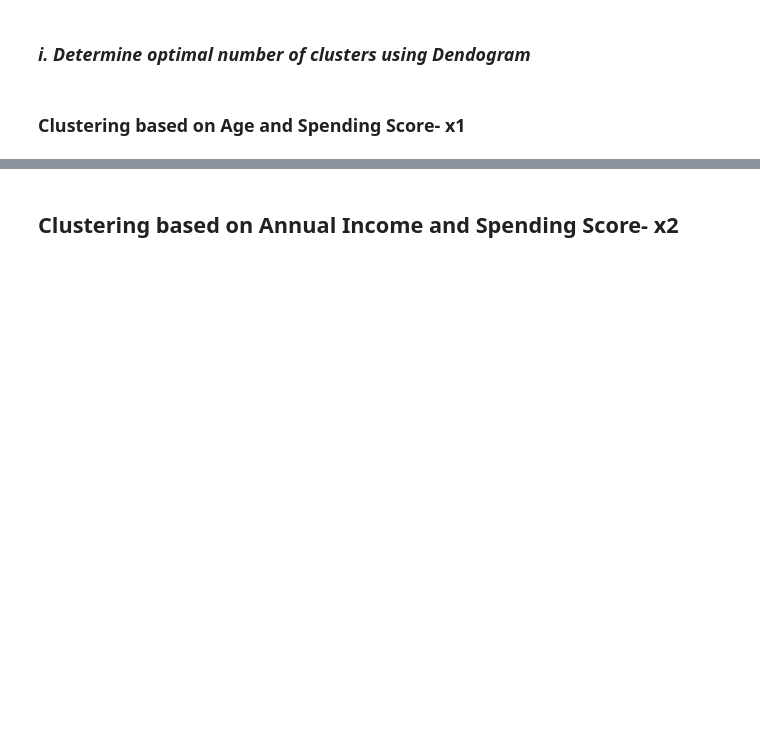
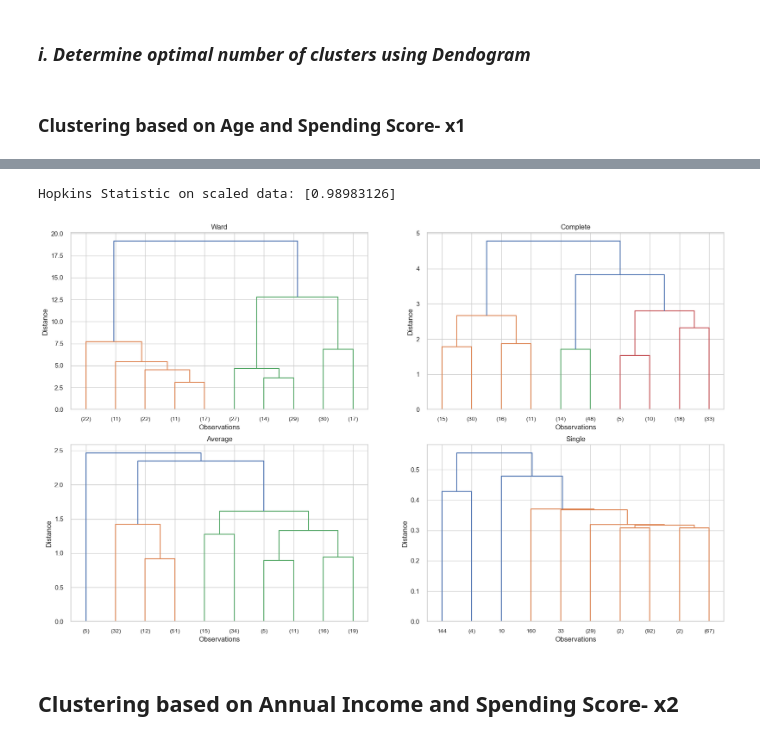
Before and after one commit to WaadAlharthi/ML_Portfolio, a Jupyter notebook: Cluestering_Analysis_Customers_Segmentation_Project3.ipynb, the cells around one changed output, grey strips where cells are left out. Saved outputs shown, nothing was run; the diff lists cells and outputs as text; code cells hidden in the pictures; blank space fills up the shorter version.

```diff
--- a/Cluestering_Analysis_Customers_Segmentation_Project3.ipynb
+++ b/Cluestering_Analysis_Customers_Segmentation_Project3.ipynb
@@ -515,2 +515,10 @@ X = df.copy()
 # %% [markdown]
 ### Clustering based on Age and Spending Score- x1
+# %%
+columns = ['Age','Score']
+X1_scaled =df[columns]
+X1_scaled.head()
+X1_scaled = scaler.fit_transform(X1_scaled)
+X1_scaled = pd.DataFrame(X1_scaled, columns = ['Age','Score'])
+
+X1_scaled.head()
@@ -517,2 +532,40 @@ X = df.copy()
+# %%
+hopkins = hopkins_statistic(X1_scaled, n=100)
+print("Hopkins Statistic on scaled data:", hopkins)
+# %% [output]
+Hopkins Statistic on scaled data: [0.98983126]
+# %%
+hc_ward = linkage(y=X1_scaled, method="ward")
+hc_complete = linkage(X1_scaled, "complete")
+hc_average = linkage(X1_scaled, "average")
+hc_single = linkage(X1_scaled, "single")
+# %%
+plt.figure(figsize = (20,12))
+
+plt.subplot(221)
+plt.title("Ward")
+plt.xlabel("Observations")
+plt.ylabel("Distance")
+dendrogram(hc_ward, leaf_font_size = 10, truncate_mode='lastp', p=10)
+
+plt.subplot(222)
+plt.title("Complete")
+plt.xlabel("Observations")
+plt.ylabel("Distance")
+dendrogram(hc_complete, leaf_font_size = 10, truncate_mode='lastp', p=10)
+
+plt.subplot(223)
+plt.title("Average")
+plt.xlabel("Observations")
+plt.ylabel("Distance")
+dendrogram(hc_average, leaf_font_size = 10, truncate_mode='lastp', p=10)
+
+plt.subplot(224)
+plt.title("Single")
+plt.xlabel("Observations")
+plt.ylabel("Distance")
+dendrogram(hc_single, leaf_font_size = 10, truncate_mode='lastp', p=10);
+# %% [output]
+[figure, added]
 # %% [markdown]
 ## Clustering based on Annual Income and Spending Score- x2
```
Also changed, not shown: parts of 18 cells of this notebook.
